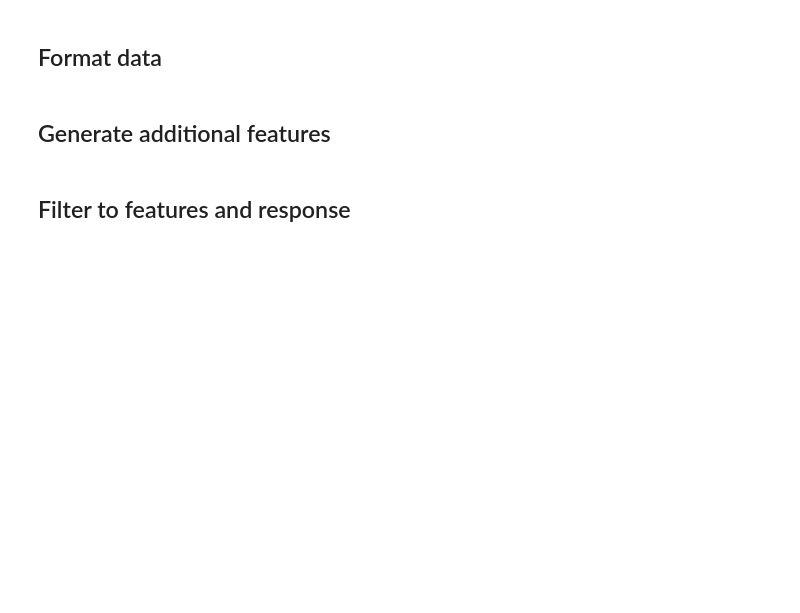
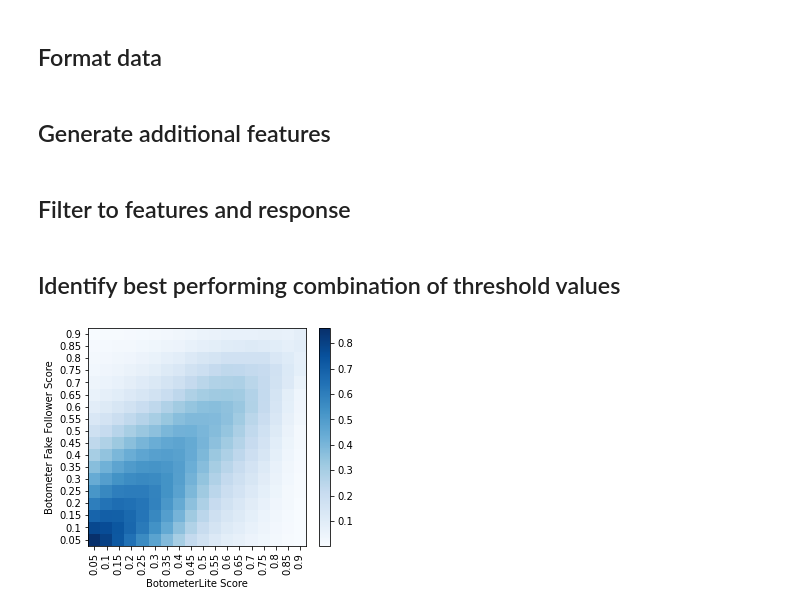
Before and after one commit to dkoban/bot_detection, a Jupyter notebook: generate_features.ipynb, the cells around one changed output. Drawn from its saved outputs; the diff is of its cells as text; code cells hidden in the pictures; blank space fills up the shorter version.

```diff
--- a/generate_features.ipynb
+++ b/generate_features.ipynb
@@ -107,5 +108,73 @@ derived_features = ['tweet_freq', 'followers_growth_rate', 'friends_growth_rate'
                     'screen_name_length', 'num_digits_in_screen_name',
                     'name_length', 'num_digits_in_name', 'description_length',
                     'screen_name_likelihood']
-response = ['fake_follower_raw_en']
+response = ['fake_follower_raw_en', 'cap_en']
 benchmark = ['bot_lite']
+df = df[user_metadata_cols + derived_features + response + benchmark]
+# %% [markdown]
+## Identify best performing combination of threshold values
+# %%
+def tune_threshold(k):
+    bot_lite_threshold = k
+    benchmark = pd.DataFrame({'bot_lite_prediction': df['bot_lite'] >= bot_lite_threshold,
+                              'botometer_label': df['bot']})
+    true_pos = sum((benchmark['bot_lite_prediction'] == True) & (benchmark['botometer_label'] == True))
+    false_pos = sum((benchmark['bot_lite_prediction'] == True) & (benchmark['botometer_label'] == False))
+    true_neg = sum((benchmark['bot_lite_prediction'] == False) & (benchmark['botometer_label'] == False))
+    false_neg = sum((benchmark['bot_lite_prediction'] == False) & (benchmark['botometer_label'] == True))
+    precision = true_pos/(true_pos + false_pos)
+    recall = true_pos/(true_pos + false_neg)
+    f1 = 0
+    try:
+        f1 = 2*(precision*recall)/(precision+recall)
+    except:
+        pass
+    return f1, precision, recall
+
+threshold_increments = [0.05, 0.1, 0.15, 0.2, 0.25, 0.3, 0.35, 0.4, 0.45, 0.5, 0.55, 0.6, 0.65, 0.7, 0.75, 0.8, 0.85, 0.9]
+
+# Perform a grid search for the top F1 score
+f1_scores = []
+for j in threshold_increments[::-1]:
+    df['bot'] = df['fake_follower_raw_en'] >= j
+    for k in threshold_increments[::-1]:
+        f1 = pd.DataFrame({'j': [j],
+                           'k': [k],
+                           'precision': tune_threshold(k)[1],
+                           'recall': tune_threshold(k)[2],
+                           'f1': tune_threshold(k)[0]})
+        #print(f1)
+        f1_scores.append(f1)
+f1_scores = pd.concat(f1_scores)
+
+marks = np.array([f1_scores['f1'][f1_scores['j'] == 0.9].tolist()[::-1],
+                  f1_scores['f1'][f1_scores['j'] == 0.85].tolist()[::-1],
+                  f1_scores['f1'][f1_scores['j'] == 0.8].tolist()[::-1],
+                  f1_scores['f1'][f1_scores['j'] == 0.75].tolist()[::-1],
+                  f1_scores['f1'][f1_scores['j'] == 0.7].tolist()[::-1],
+                  f1_scores['f1'][f1_scores['j'] == 0.65].tolist()[::-1],
+                  f1_scores['f1'][f1_scores['j'] == 0.6].tolist()[::-1],
+                  f1_scores['f1'][f1_scores['j'] == 0.55].tolist()[::-1],
+                  f1_scores['f1'][f1_scores['j'] == 0.5].tolist()[::-1],
+                  f1_scores['f1'][f1_scores['j'] == 0.45].tolist()[::-1],
+                  f1_scores['f1'][f1_scores['j'] == 0.4].tolist()[::-1],
+                  f1_scores['f1'][f1_scores['j'] == 0.35].tolist()[::-1],
+                  f1_scores['f1'][f1_scores['j'] == 0.3].tolist()[::-1],
+                  f1_scores['f1'][f1_scores['j'] == 0.25].tolist()[::-1],
+                  f1_scores['f1'][f1_scores['j'] == 0.2].tolist()[::-1],
+                  f1_scores['f1'][f1_scores['j'] == 0.15].tolist()[::-1],
+                  f1_scores['f1'][f1_scores['j'] == 0.1].tolist()[::-1],
+                  f1_scores['f1'][f1_scores['j'] == 0.05].tolist()[::-1]])
+
+
+plt.xticks(ticks=np.arange(len(threshold_increments)),labels=threshold_increments,rotation=90)
+plt.yticks(ticks=np.arange(len(threshold_increments[::-1])),labels=threshold_increments[::-1])
+# save this plot inside a variable called hm
+hm=plt.imshow(marks, cmap='Blues',interpolation="nearest")
+# pass this heatmap object into plt.colorbar method.
+plt.xlabel('BotometerLite Score')
+plt.ylabel('Botometer Fake Follower Score')
+plt.colorbar(hm, fraction=0.046, pad=0.04)
+plt.rcParams["figure.figsize"]=5,5
+# %% [output]
+[figure, added]
```
Also changed, not shown: parts of 7 cells of this notebook, 3 other files.
